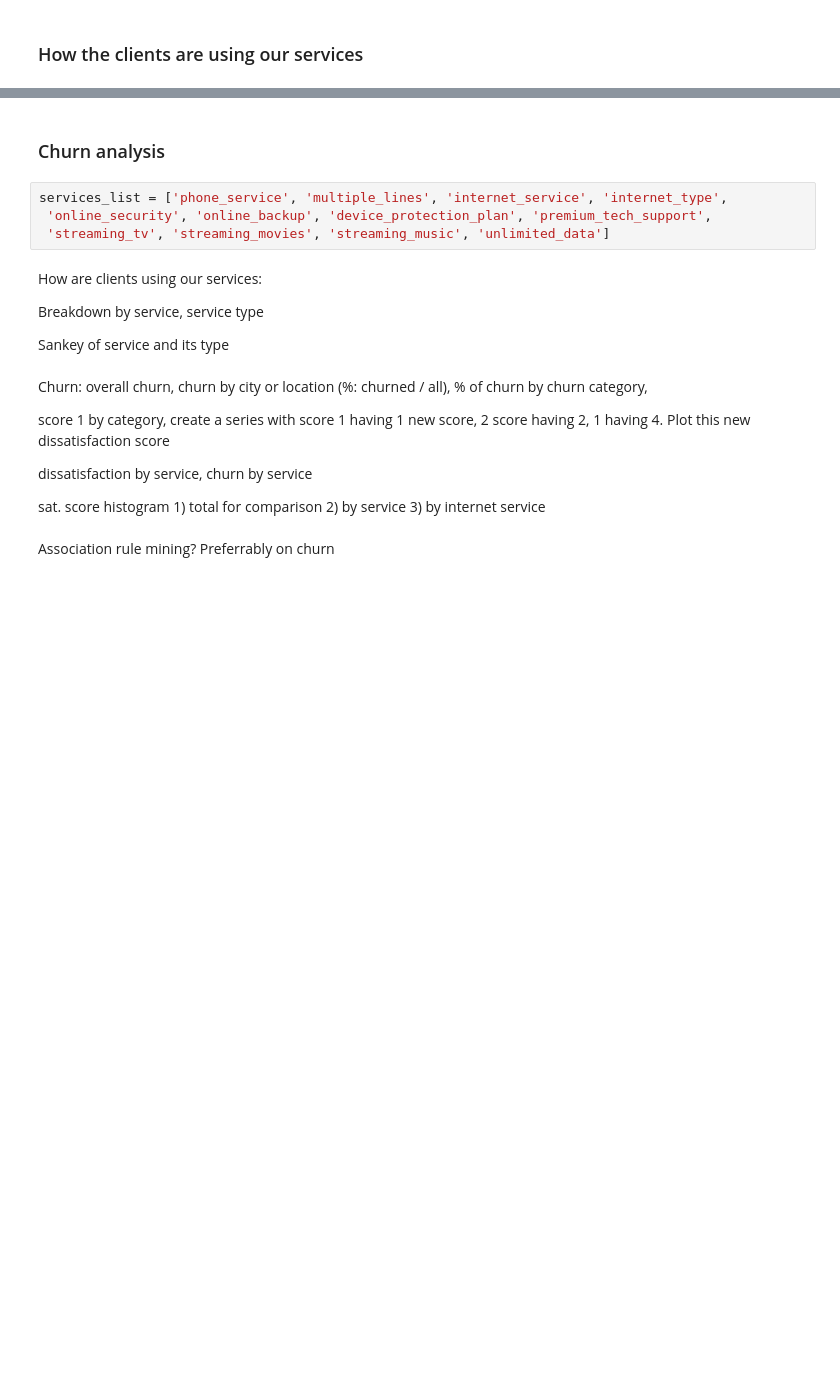
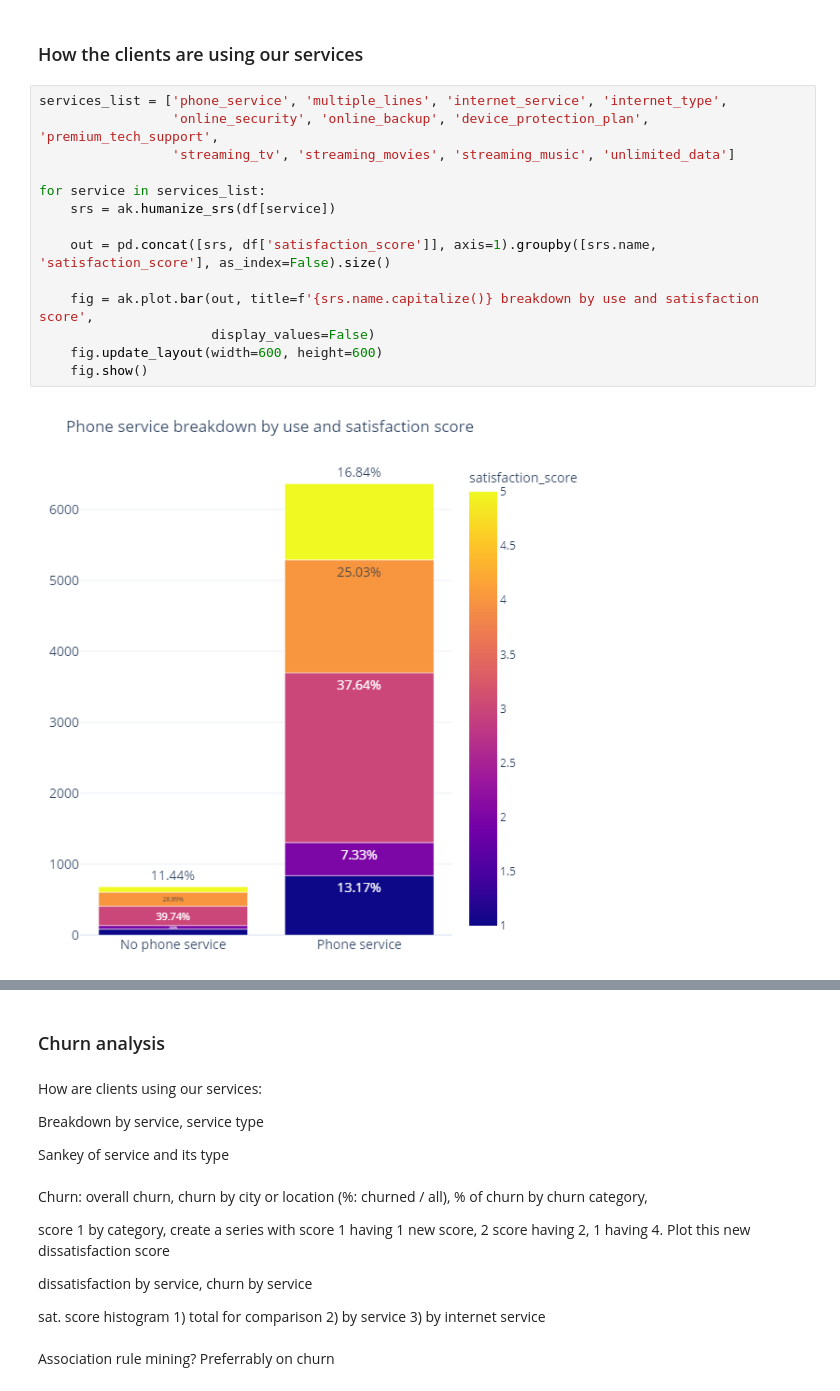
Before and after one commit to stsibikov/Telco_customer_churn, a Jupyter notebook: EDA/EDA.ipynb, the cells around one changed output, grey strips where cells are left out. Drawn from its saved outputs; the diff is of its cells as text; blank space fills up the shorter version.

```diff
--- a/EDA/EDA.ipynb
+++ b/EDA/EDA.ipynb
@@ -128,3 +128,19 @@ These columns did not yield anything insights - everything looks normal.
 * The ages from 28 to 63 are slightly more prevalent in our customer base than state population, which, on one side, is to be expected given the services we offer, but, on the other side, we might be undertargeting the category of young adults, aged 21-28.
 # %% [markdown]
 ### How the clients are using our services
+# %%
+services_list = ['phone_service', 'multiple_lines', 'internet_service', 'internet_type',
+                 'online_security', 'online_backup', 'device_protection_plan', 'premium_tech_support',
+                 'streaming_tv', 'streaming_movies', 'streaming_music', 'unlimited_data']
+
+for service in services_list:
+    srs = ak.humanize_srs(df[service])
+
+    out = pd.concat([srs, df['satisfaction_score']], axis=1).groupby([srs.name, 'satisfaction_score'], as_index=False).size()
+
+    fig = ak.plot.bar(out, title=f'{srs.name.capitalize()} breakdown by use and satisfaction score',
+                      display_values=False)
+    fig.update_layout(width=600, height=600)
+    fig.show()
+# %% [output]
+[figure, added]
@@ -131,9 +158,5 @@ These columns did not yield anything insights - everything looks normal.
 # %% [markdown]
 ### Churn analysis
-# %%
-services_list = ['phone_service', 'multiple_lines', 'internet_service', 'internet_type',
- 'online_security', 'online_backup', 'device_protection_plan', 'premium_tech_support',
- 'streaming_tv', 'streaming_movies', 'streaming_music', 'unlimited_data']
 # %% [markdown]
 How are clients using our services:
 
```
Also changed, not shown: parts of 1 cell of this notebook, 2 other files.
